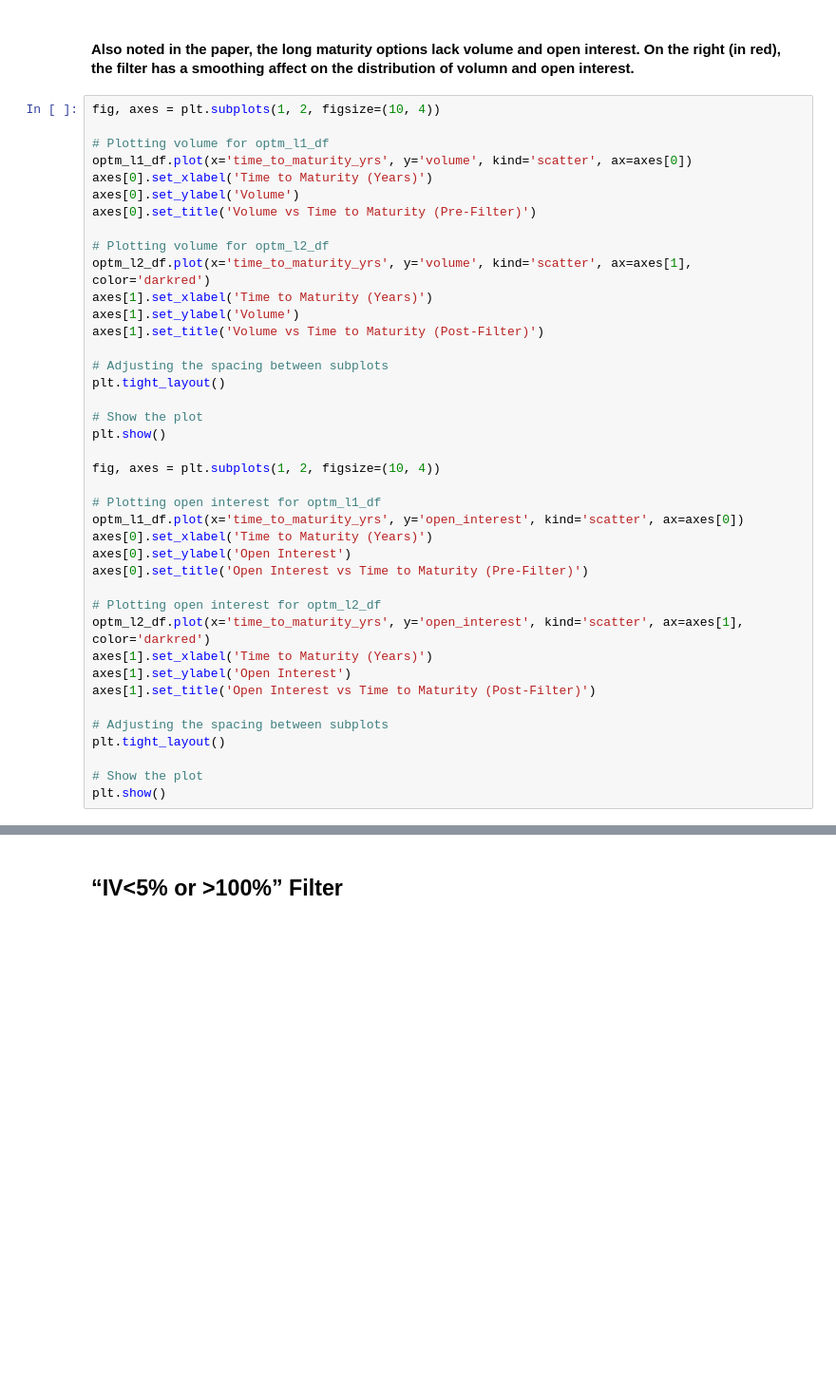
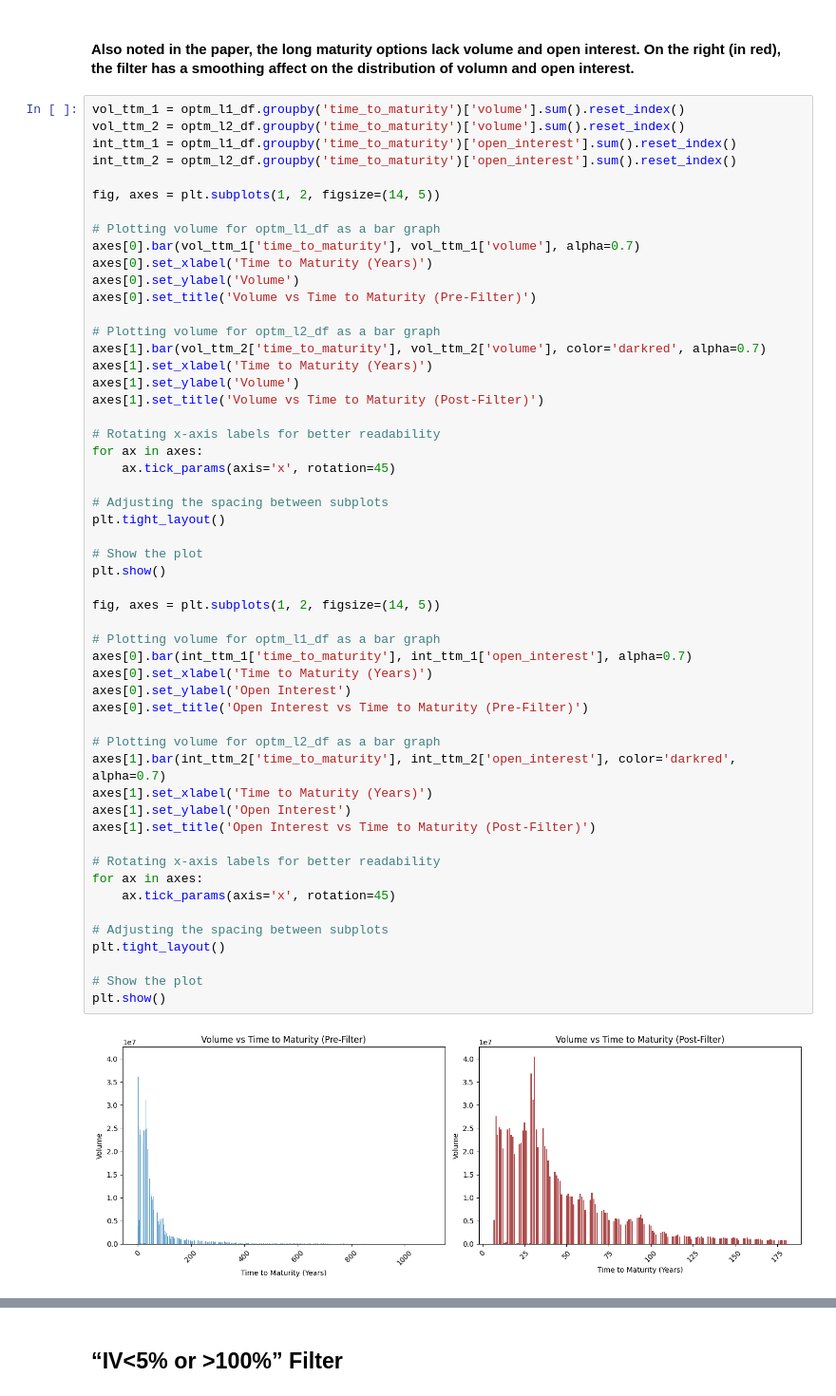
Before and after one commit to harrypandas/finm-32900_final_project, a Jupyter notebook: notebooks/02_Level02_Filters.ipynb, the cells around one changed output, grey strips where cells are left out. Shown at 95% size. Drawn from its saved outputs; the diff is of its cells as text; blank space fills up the shorter version.

```diff
--- a/notebooks/02_Level02_Filters.ipynb
+++ b/notebooks/02_Level02_Filters.ipynb
@@ -121,42 +113,57 @@ plt.show()
 # %% [markdown]
 #### Also noted in the paper, the long maturity options lack volume and open interest. On the right (in red), the filter has a smoothing affect on the distribution of volumn and open interest.
 # %%
-fig, axes = plt.subplots(1, 2, figsize=(10, 4))
+vol_ttm_1 = optm_l1_df.groupby('time_to_maturity')['volume'].sum().reset_index()
+vol_ttm_2 = optm_l2_df.groupby('time_to_maturity')['volume'].sum().reset_index()
+int_ttm_1 = optm_l1_df.groupby('time_to_maturity')['open_interest'].sum().reset_index()
+int_ttm_2 = optm_l2_df.groupby('time_to_maturity')['open_interest'].sum().reset_index()
 
-# Plotting volume for optm_l1_df
-optm_l1_df.plot(x='time_to_maturity_yrs', y='volume', kind='scatter', ax=axes[0])
+fig, axes = plt.subplots(1, 2, figsize=(14, 5))
+
+# Plotting volume for optm_l1_df as a bar graph
+axes[0].bar(vol_ttm_1['time_to_maturity'], vol_ttm_1['volume'], alpha=0.7)
 axes[0].set_xlabel('Time to Maturity (Years)')
 axes[0].set_ylabel('Volume')
 axes[0].set_title('Volume vs Time to Maturity (Pre-Filter)')
 
-# Plotting volume for optm_l2_df
-optm_l2_df.plot(x='time_to_maturity_yrs', y='volume', kind='scatter', ax=axes[1], color='darkred')
+# Plotting volume for optm_l2_df as a bar graph
+axes[1].bar(vol_ttm_2['time_to_maturity'], vol_ttm_2['volume'], color='darkred', alpha=0.7)
 axes[1].set_xlabel('Time to Maturity (Years)')
 axes[1].set_ylabel('Volume')
 axes[1].set_title('Volume vs Time to Maturity (Post-Filter)')
+
+# Rotating x-axis labels for better readability
+for ax in axes:
+    ax.tick_params(axis='x', rotation=45)
 
 # Adjusting the spacing between subplots
 plt.tight_layout()
 
 # Show the plot
 plt.show()
 
-fig, axes = plt.subplots(1, 2, figsize=(10, 4))
+fig, axes = plt.subplots(1, 2, figsize=(14, 5))
 
-# Plotting open interest for optm_l1_df
-optm_l1_df.plot(x='time_to_maturity_yrs', y='open_interest', kind='scatter', ax=axes[0])
+# Plotting volume for optm_l1_df as a bar graph
+axes[0].bar(int_ttm_1['time_to_maturity'], int_ttm_1['open_interest'], alpha=0.7)
 axes[0].set_xlabel('Time to Maturity (Years)')
 axes[0].set_ylabel('Open Interest')
 axes[0].set_title('Open Interest vs Time to Maturity (Pre-Filter)')
 
-# Plotting open interest for optm_l2_df
-optm_l2_df.plot(x='time_to_maturity_yrs', y='open_interest', kind='scatter', ax=axes[1], color='darkred')
+# Plotting volume for optm_l2_df as a bar graph
+axes[1].bar(int_ttm_2['time_to_maturity'], int_ttm_2['open_interest'], color='darkred', alpha=0.7)
 axes[1].set_xlabel('Time to Maturity (Years)')
 axes[1].set_ylabel('Open Interest')
 axes[1].set_title('Open Interest vs Time to Maturity (Post-Filter)')
+
+# Rotating x-axis labels for better readability
+for ax in axes:
+    ax.tick_params(axis='x', rotation=45)
 
 # Adjusting the spacing between subplots
 plt.tight_layout()
 
 # Show the plot
 plt.show()
+# %% [output]
+[figure, added]
```
Also changed, not shown: parts of 16 cells of this notebook, 1 other file.
